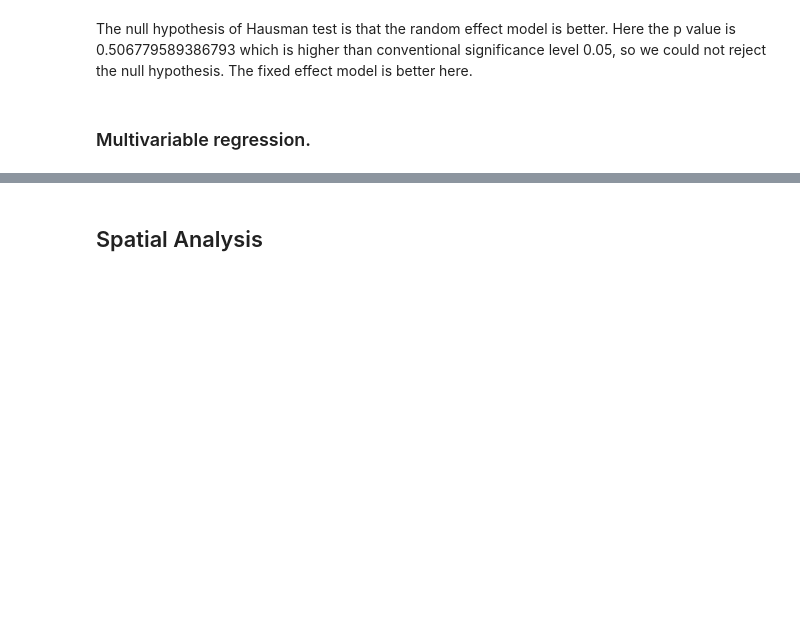
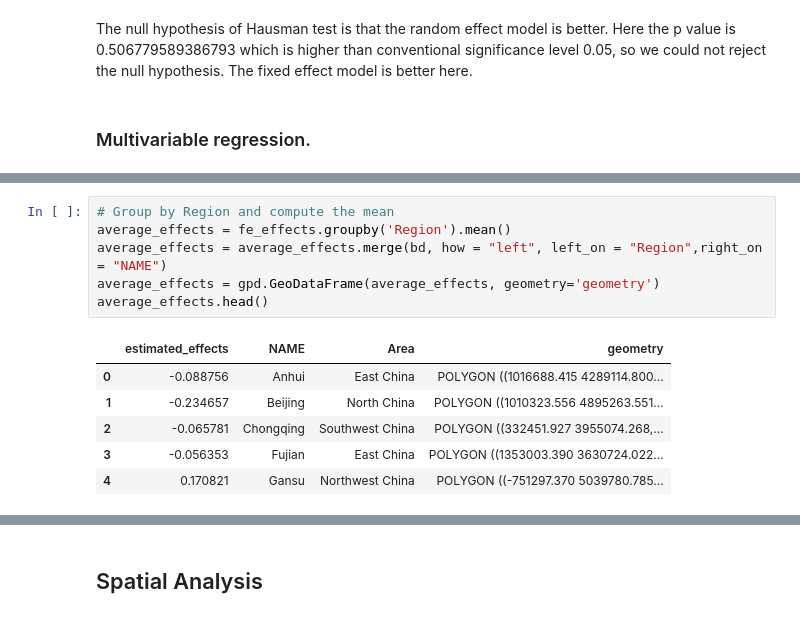
Before and after one commit to KaylaBai/Dissertation, a Jupyter notebook: Dissertation.ipynb, the cells around one changed output, grey strips where cells are left out. Saved outputs shown, nothing was run; the diff lists cells and outputs as text; blank space fills up the shorter version.

```diff
--- a/Dissertation.ipynb
+++ b/Dissertation.ipynb
@@ -983,0 +972,13 @@ log_INN        0.3127     0.0324     9.6521     0.0000      0.2490      0.3764
+# %%
+# Group by Region and compute the mean
+average_effects = fe_effects.groupby('Region').mean()
+average_effects = average_effects.merge(bd, how = "left", left_on = "Region",right_on = "NAME")
+average_effects = gpd.GeoDataFrame(average_effects, geometry='geometry')
+average_effects.head()
+# %% [output]
+|  | estimated_effects | NAME | Area | geometry |
+| 0 | -0.088756 | Anhui | East China | POLYGON ((1016688.415 4289114.800... |
+| 1 | -0.234657 | Beijing | North China | POLYGON ((1010323.556 4895263.551... |
+| 2 | -0.065781 | Chongqing | Southwest China | POLYGON ((332451.927 3955074.268,... |
+| 3 | -0.056353 | Fujian | East China | POLYGON ((1353003.390 3630724.022... |
+| 4 | 0.170821 | Gansu | Northwest China | POLYGON ((-751297.370 5039780.785... |
```
Also changed, not shown: parts of 23 cells of this notebook.
